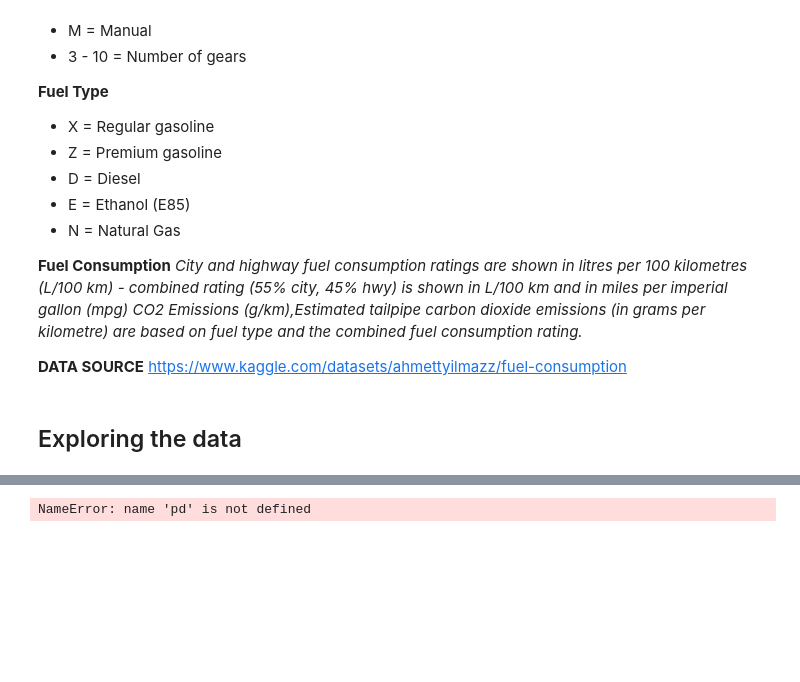
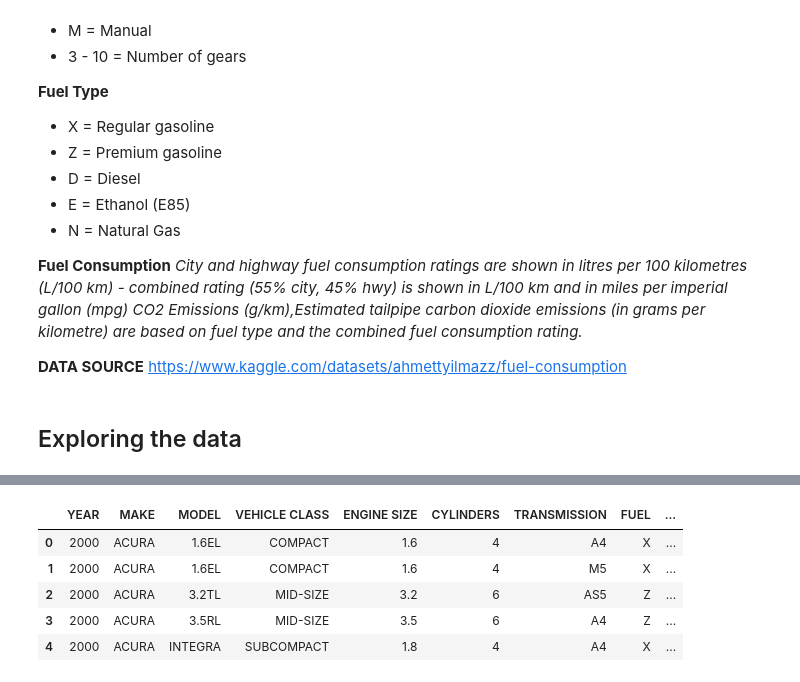
Before and after one commit to WambuiMunene/Phase2-Project_Group-4, a Jupyter notebook: Notebooks/Louis.ipynb, the cells around one changed output, grey strips where cells are left out. Saved outputs shown, nothing was run; the diff lists cells and outputs as text; code cells hidden in the pictures; blank space fills up the shorter version.

```diff
--- a/Notebooks/Louis.ipynb
+++ b/Notebooks/Louis.ipynb
@@ -62,6 +60,11 @@ The history saving thread hit an unexpected error (OperationalError('unable to o
 # %%
 # Load the data
-df = pd.read_csv("Fuel_Consumption_2000_2022.csv")
+df = pd.read_csv("../Data/Fuel_Consumption_2000_2022.csv")
 df.head()
 # %% [output]
-NameError: name 'pd' is not defined
+|  | YEAR | MAKE | MODEL | VEHICLE CLASS | ENGINE SIZE | CYLINDERS | TRANSMISSION | FUEL | ... |
+| 0 | 2000 | ACURA | 1.6EL | COMPACT | 1.6 | 4 | A4 | X | ... |
+| 1 | 2000 | ACURA | 1.6EL | COMPACT | 1.6 | 4 | M5 | X | ... |
+| 2 | 2000 | ACURA | 3.2TL | MID-SIZE | 3.2 | 6 | AS5 | Z | ... |
+| 3 | 2000 | ACURA | 3.5RL | MID-SIZE | 3.5 | 6 | A4 | Z | ... |
+| 4 | 2000 | ACURA | INTEGRA | SUBCOMPACT | 1.8 | 4 | A4 | X | ... |
```
Also changed, not shown: parts of 4 cells of this notebook, 1 other file.
